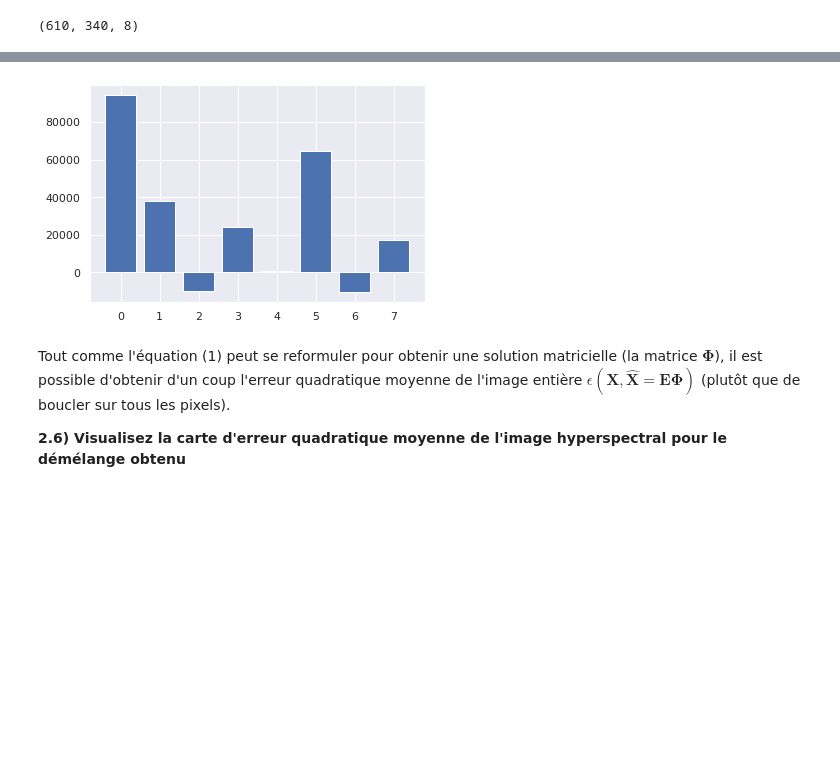
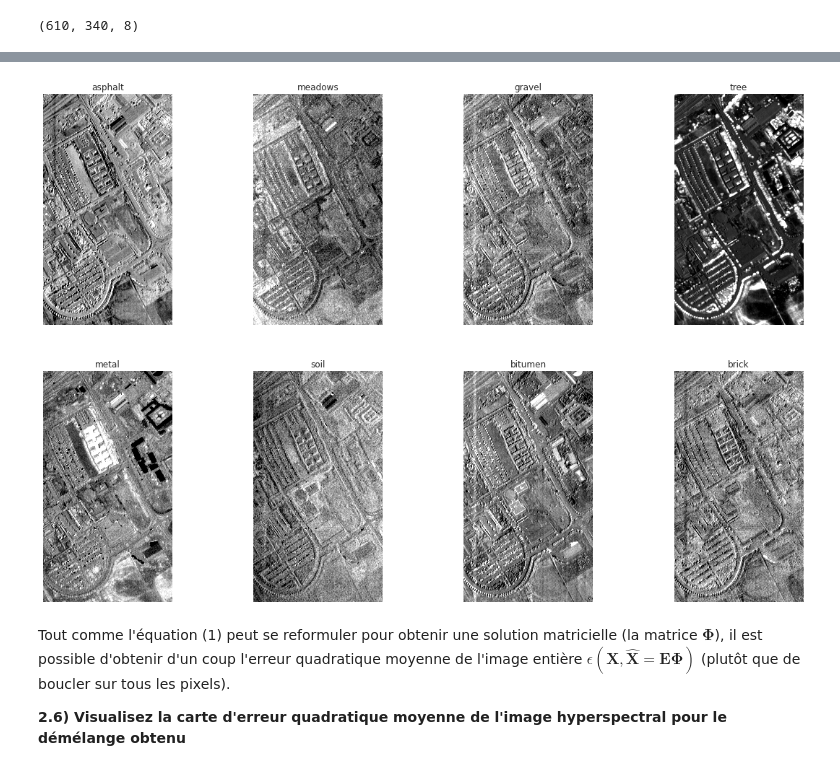
Before and after one commit to Li0nMo0se/spectral_unmixing, a Jupyter notebook: Main.ipynb, the cells around one changed output, grey strips where cells are left out. Saved outputs shown, nothing was run; the diff lists cells and outputs as text; code cells hidden in the pictures; blank space fills up the shorter version.

```diff
--- a/Main.ipynb
+++ b/Main.ipynb
@@ -288,9 +285,14 @@ np.linalg.inv(E.T @ E).shape, E.T.shape, X.shape
-# %%
-sum_ = np.sum(𝝓, axis=1)
-plt.bar(np.arange(8), sum_)
-plt.show()
-# %% [output]
-[figure, removed]
+# %%
+plt.figure(figsize=(20, 20))
+plot_cols = 4
+for i in range(len(endmembers)):
+    min_, max_ = np.percentile(𝝓_reshape[..., i], [5, 95])
+    plt.subplot((len(endmembers) // plot_cols) + 1, plot_cols, i+1)
+    plt.title(endmembers[i])
+    plt.imshow(𝝓_reshape[..., i], cmap='gray', vmin=min_, vmax=max_)
+    plt.axis('off')
+# %% [output]
+[figure, added]
 # %% [markdown]
 Tout comme l'équation (1) peut se reformuler pour obtenir une solution matricielle (la matrice $\boldsymbol \Phi$), il est possible d'obtenir d'un coup l'erreur quadratique moyenne de l'image entière $\epsilon(\mathbf{X},\mathbf{\hat{X}} = \mathbf{E}\boldsymbol \Phi)$ (plutôt que de boucler sur tous les pixels).
 
```
Also changed, not shown: parts of 2 cells of this notebook.
